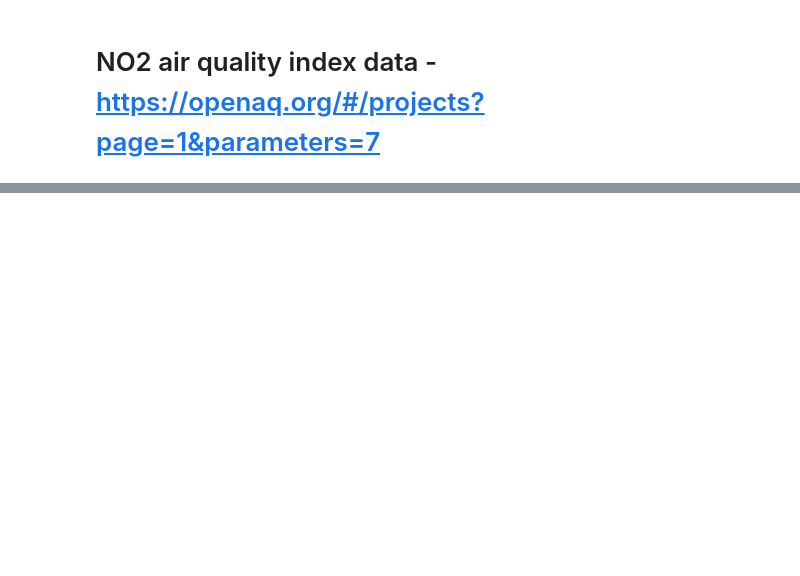
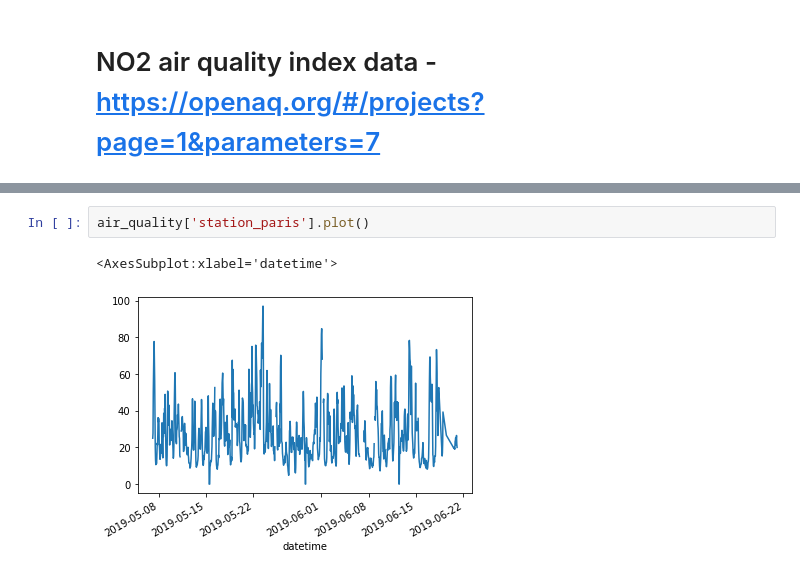
Before and after one commit to UtsavParashar/PythonProblems, a Jupyter notebook: PandasOffDoc.ipynb, the cells around one changed output, grey strips where cells are left out. Saved outputs shown, nothing was run; the diff lists cells and outputs as text; blank space fills up the shorter version.

```diff
--- a/PandasOffDoc.ipynb
+++ b/PandasOffDoc.ipynb
@@ -246,0 +278,5 @@ air_quality.head()
+# %%
+air_quality['station_paris'].plot()
+# %% [output]
+<AxesSubplot:xlabel='datetime'>
+[figure, added]
```
Also changed, not shown: parts of 16 cells of this notebook, 15 other files.
